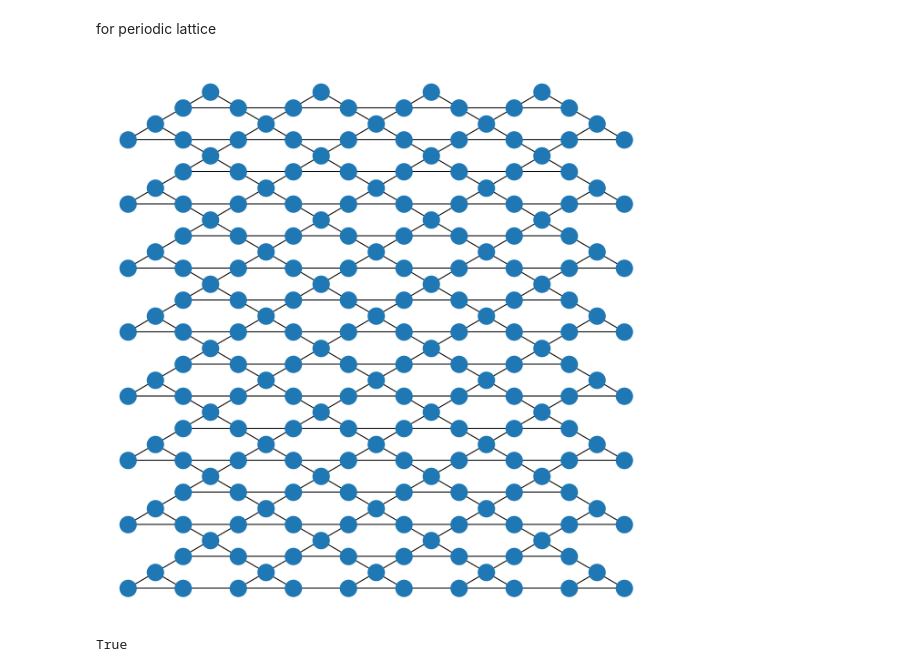
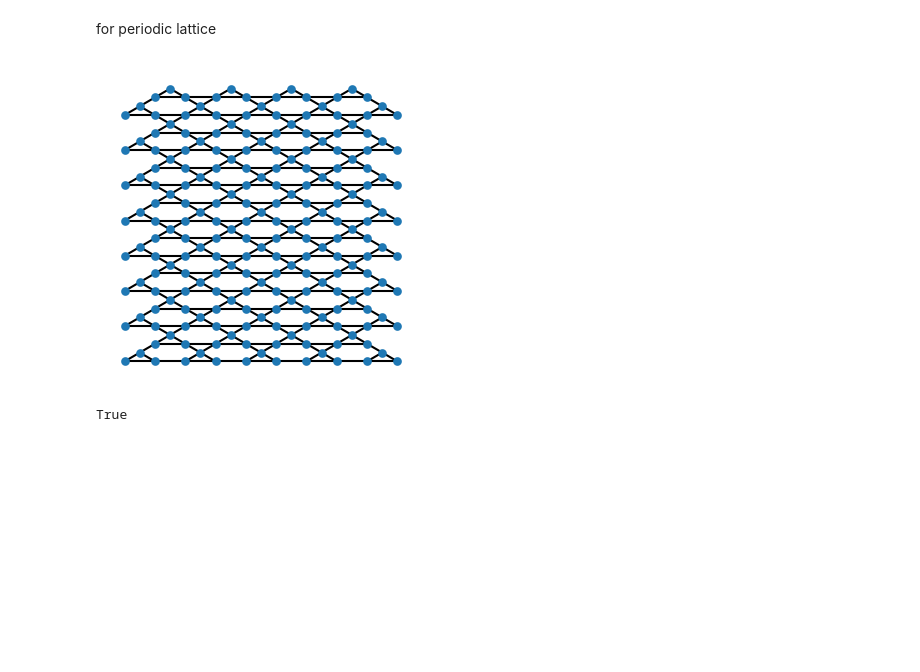
Before and after one commit to vdrouint/d-wave-other, a Jupyter notebook: qubit-to-lattice-periodic.ipynb, the cells around one changed output. Cells and saved outputs as stored; diff of their text form; code cells hidden in the pictures; blank space fills up the shorter version.

```diff
--- a/qubit-to-lattice-periodic.ipynb
+++ b/qubit-to-lattice-periodic.ipynb
@@ -1063,23 +1063,2 @@ nx.draw(simplify_Kag_graph, pos, node_size = 25)
 # %% [markdown]
 # Making a real space Kagome lattice graph
-# %%
-# a kagome graph with the positions. start with a triangular graph
-#make a triangular lattice:
-N=10
-g_trig = nx.triangular_lattice_graph(N,N, periodic=False, with_positions=True, create_using=None)
-g_kag = nx.triangular_lattice_graph(N,N, periodic=False, with_positions=True, create_using=None)
-complement_graph = nx.Graph()
-pos={}
-pos_triangle = {}
-for node in g_trig.nodes:
-    pos_triangle.update({node:np.array(node)})
-    if node[0] % 2 == 1 and node[1] % 4 == 1:
-        g_kag.remove_node(node)
-    elif node[0] % 2 == 0 and node[1] % 4 == 3:
-        g_kag.remove_node(node)
-    else:
-        #pos_here = np.array(node)
-        pos_here = np.array([1,np.sqrt(3)/2])*(np.array(node) + np.array([0.5, 0])*(node[1] % 2))
-        pos.update({node:pos_here})
-nx.draw(g_kag, pos)
-#nx.draw(g_trig, pos_triangle)
@@ -1141,6 +1065,9 @@ nx.draw(filter_graph, pos2)
 # %% [markdown]
 for periodic lattice
 # %%
+plt.ion()
+plt.rcParams["figure.figsize"] = (2,2)
+plt.rcParams["figure.dpi"]=150
 # a kagome graph with the positions. start with a triangular graph
 #make a triangular lattice:
 N=40
@@ -1180,35 +1107,35 @@ filter_graph = g_kag2.copy()
 for node in g_kag2.nodes:
     xval = pos2[node][0]
     yval = pos2[node][1]
     #if yval % (4*np.sqrt(3)/2) != 0:
 
     if xval < 0.0:
         filter_graph.remove_node(node)
         pos2.pop(node)
     elif xval > 9:
         filter_graph.remove_node(node)
         pos2.pop(node)
     elif yval > ymax*np.sqrt(3)/2 - 0.2:
         filter_graph.remove_node(node)
         pos2.pop(node)
 
 filter_graph2 = filter_graph.copy()
 if True:
     for node in filter_graph.nodes:
         xval = pos2[node][0]
         yval = pos2[node][1]
         if abs(yval/(np.sqrt(3)/2) % 4) > 0.1:
             if xval < 0.4:
                 filter_graph2.remove_node(node)
                 pos2.pop(node)
             elif xval > 8.6:
                 filter_graph2.remove_node(node)
                 pos2.pop(node)
 
 
-nx.draw(filter_graph2, pos2)
+nx.draw(filter_graph2, pos2, node_size = 10)
 # %% [output]
-[figure, old version]
+[figure, new version]
 # %%
 #compare the Zephyr graph (simplify_Kag_graph) with a filtered version that we have curated
 GM = nx.isomorphism.GraphMatcher(simplify_Kag_graph, filter_graph2)
```
Also changed, not shown: parts of 7 cells of this notebook, 2 other files.
